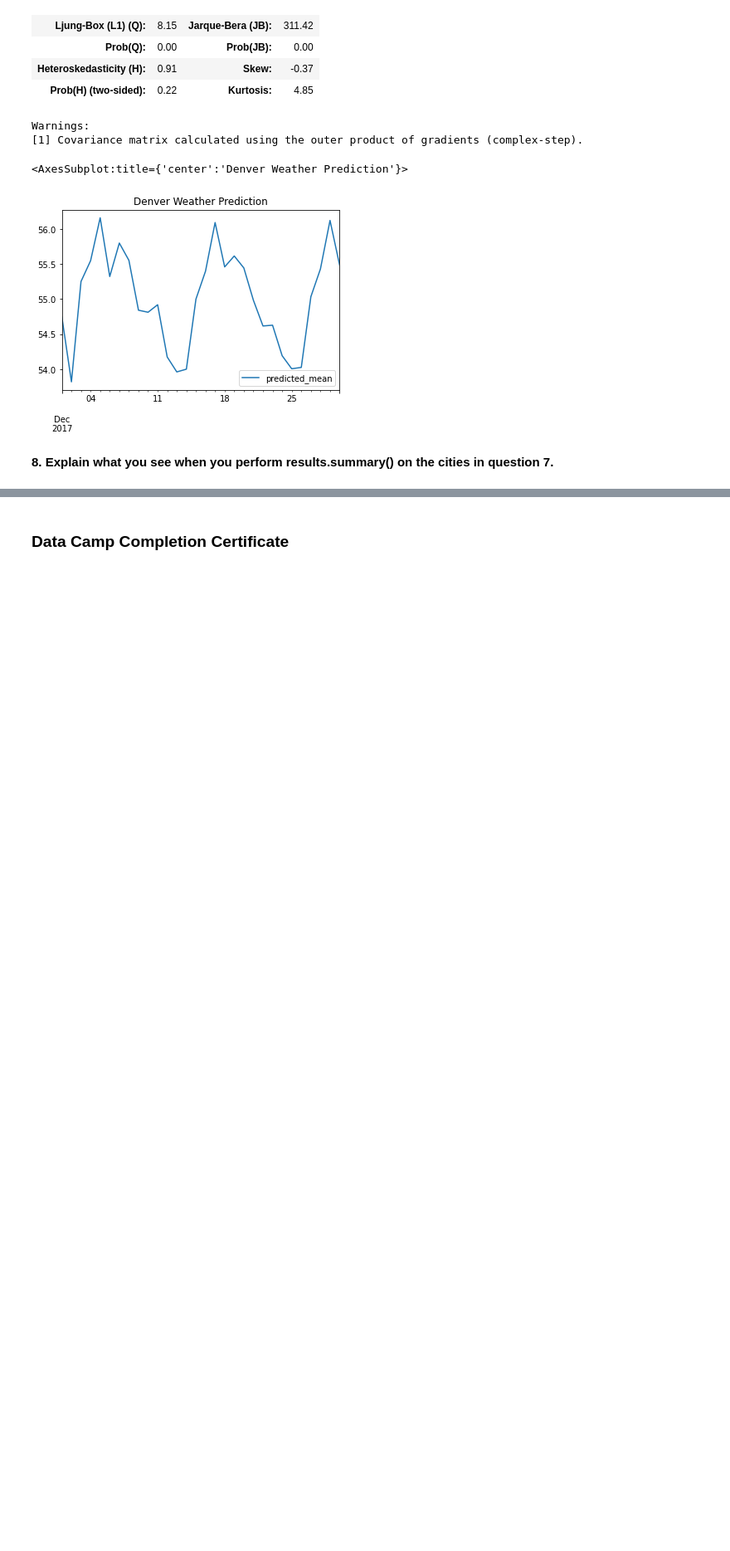
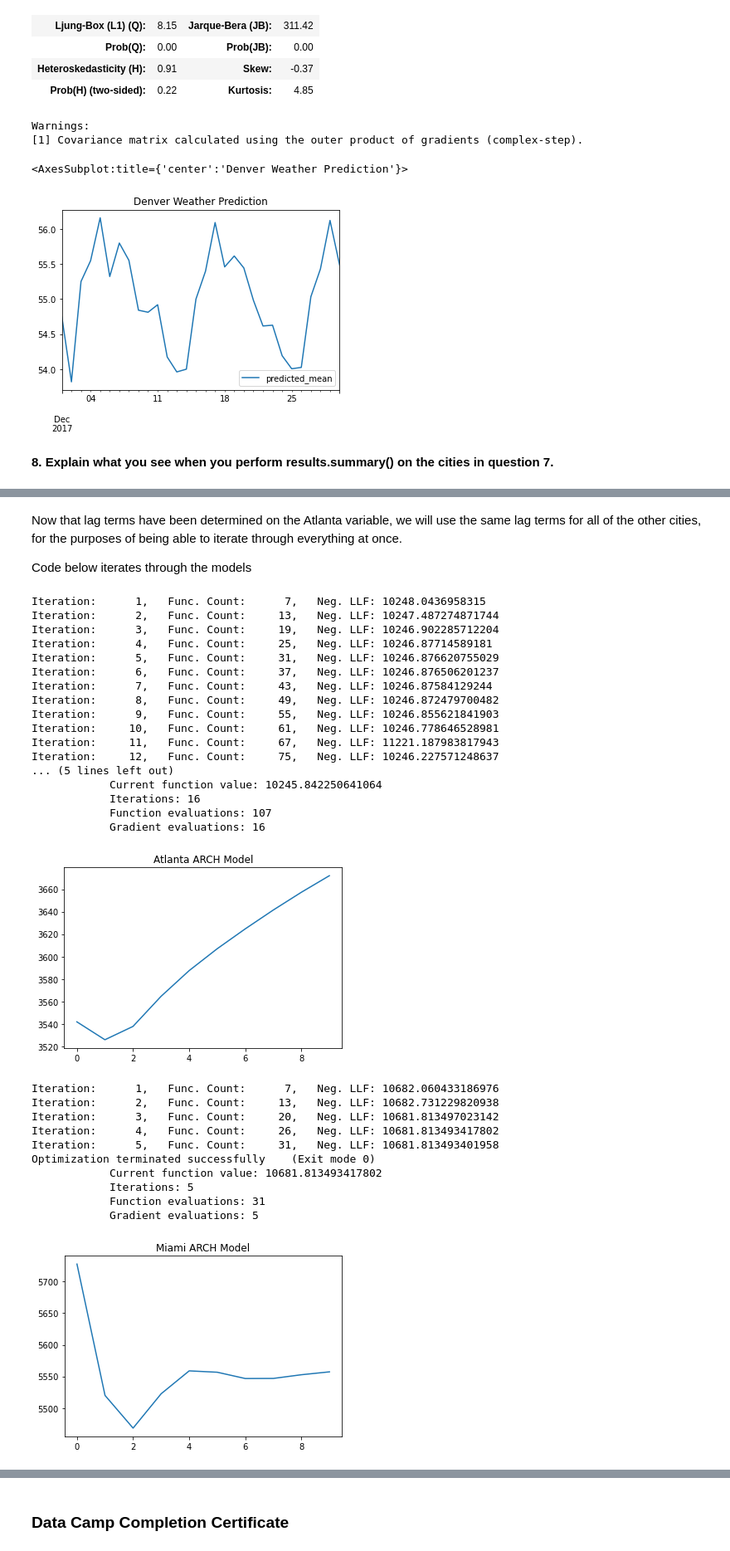
Before and after one commit to artolon/HW11-Time-Series, a Jupyter notebook: Homework11 - Time Series Analysis.ipynb, the cells around one changed output, grey strips where cells are left out. Shown at 83% size. Cells and saved outputs as stored; diff of their text form; code cells hidden in the pictures; blank space fills up the shorter version.

```diff
--- a/Homework11 - Time Series Analysis.ipynb
+++ b/Homework11 - Time Series Analysis.ipynb
@@ -595,0 +646,58 @@ What do GARCH and ARCH Stand for? Break down and explain each piece in the names
+# %% [markdown]
+Now that lag terms have been determined on the Atlanta variable, we will use the same lag terms for all of the other cities, for the purposes of being able to iterate through everything at once.
+
+Code below iterates through the models
+# %%
+# Drop NAs from data set
+temp_no_na = day_temp.dropna()
+
+# Make a city list to iterate through
+city_list = ['Atlanta', 'Miami', 'Detroit', 'Seattle', 'Denver']
+
+# For loop to iteratively create the ARCH models for every city in our list
+for city in city_list:
+    # Define the ARCH Model
+    ARCH = arch_model(temp_no_na[city], mean='Zero', vol='ARCH', p=4)
+    # Fit model
+    ARCH_fit = ARCH.fit()
+    # forecast results using variance from the last 10 time steps
+    ARCH_predict = ARCH_fit.forecast(horizon=10)
+
+    # plot forecast variance
+
+    # This plots the last index of the 'prediction' data set, which holds our predicted variance values
+    # It plots every time step of that index (all the columns).
+    #In this case, 10 time steps, since that is what's specified
+    plt.plot(ARCH_predict.variance.values[-1, :])
+    plt.title(str(city)+' ARCH Model')
+    plt.show()
+# %% [output]
+Iteration:      1,   Func. Count:      7,   Neg. LLF: 10248.0436958315
+Iteration:      2,   Func. Count:     13,   Neg. LLF: 10247.487274871744
+Iteration:      3,   Func. Count:     19,   Neg. LLF: 10246.902285712204
+Iteration:      4,   Func. Count:     25,   Neg. LLF: 10246.87714589181
+Iteration:      5,   Func. Count:     31,   Neg. LLF: 10246.876620755029
+Iteration:      6,   Func. Count:     37,   Neg. LLF: 10246.876506201237
+Iteration:      7,   Func. Count:     43,   Neg. LLF: 10246.87584129244
+Iteration:      8,   Func. Count:     49,   Neg. LLF: 10246.872479700482
+Iteration:      9,   Func. Count:     55,   Neg. LLF: 10246.855621841903
+Iteration:     10,   Func. Count:     61,   Neg. LLF: 10246.778646528981
+Iteration:     11,   Func. Count:     67,   Neg. LLF: 11221.187983817943
+Iteration:     12,   Func. Count:     75,   Neg. LLF: 10246.227571248637
+... (5 lines left out)
+            Current function value: 10245.842250641064
+            Iterations: 16
+            Function evaluations: 107
+            Gradient evaluations: 16
+[figure, added]
+Iteration:      1,   Func. Count:      7,   Neg. LLF: 10682.060433186976
+Iteration:      2,   Func. Count:     13,   Neg. LLF: 10682.731229820938
+Iteration:      3,   Func. Count:     20,   Neg. LLF: 10681.813497023142
+Iteration:      4,   Func. Count:     26,   Neg. LLF: 10681.813493417802
+Iteration:      5,   Func. Count:     31,   Neg. LLF: 10681.813493401958
+Optimization terminated successfully    (Exit mode 0)
+            Current function value: 10681.813493417802
+            Iterations: 5
+            Function evaluations: 31
+            Gradient evaluations: 5
+[figure, added]
```
Also changed, not shown: parts of 15 cells of this notebook.
